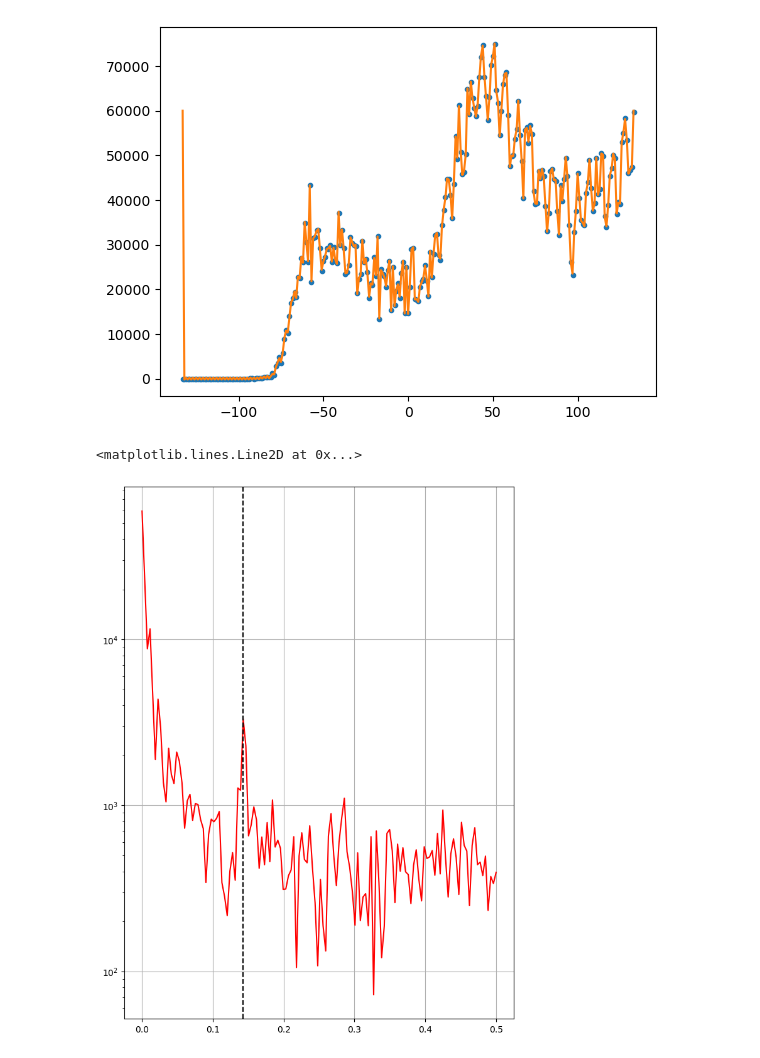
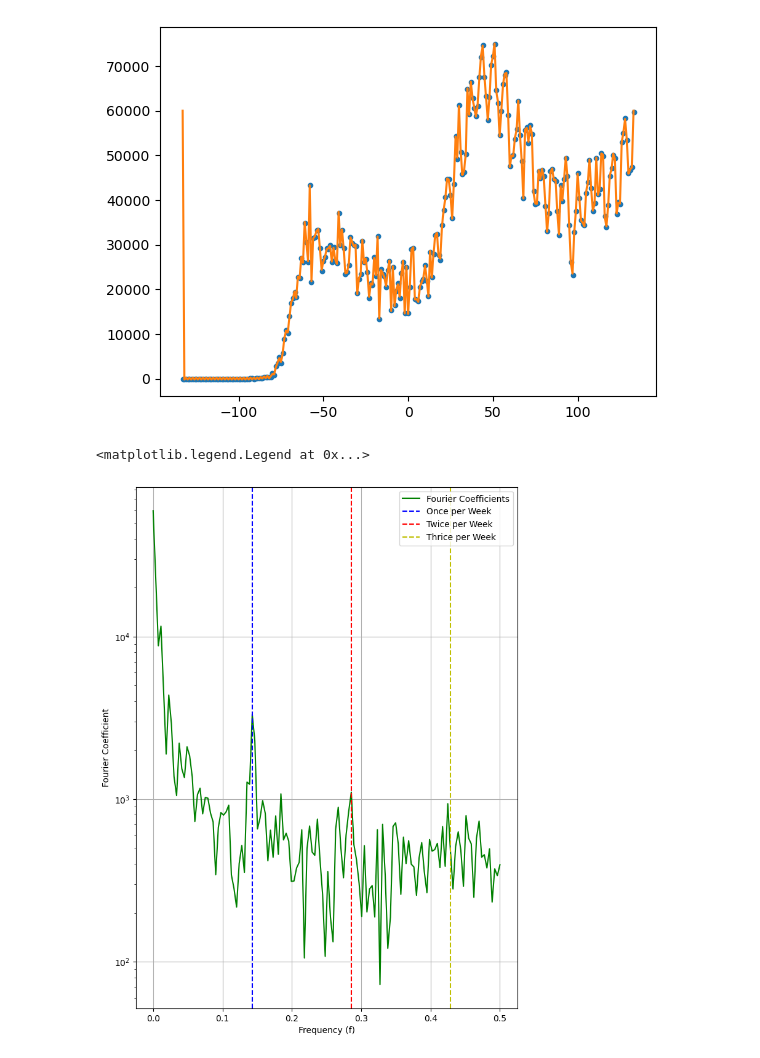
Before and after one commit to brash99/phys340, a Jupyter notebook: JupyterNotebooks/Fourier_Series/RealWorldData.ipynb, the cells around one changed output. Saved outputs shown, nothing was run; the diff lists cells and outputs as text; code cells hidden in the pictures.

```diff
--- a/JupyterNotebooks/Fourier_Series/RealWorldData.ipynb
+++ b/JupyterNotebooks/Fourier_Series/RealWorldData.ipynb
@@ -290,16 +318,23 @@ plt.plot(x2,fx_fourier)
 [figure]
 # %%
 fig2, axs2 = plt.subplots(nrows=1, ncols=1, figsize=(8,11))
-axs2.plot(fn,pn,'r-')
+axs2.plot(fn,pn,'g-', label='Fourier Coefficients')
 axs2.set_yscale('log')
+axs2.set_xlabel('Frequency (f)')
+axs2.set_ylabel('Fourier Coefficient')
 
 # turn on grid
 axs2.grid(True)
 
 once_per_week = 1.0/7.0
+twice_per_week = 2.0/7.0
+thrice_per_week = 3.0/7.0
 
 # Draw a vertical line at the once per week frequency
-axs2.axvline(x=once_per_week, color='k', linestyle='--')
+axs2.axvline(x=once_per_week, color='b', linestyle='--',label='Once per Week')
+axs2.axvline(x=twice_per_week, color='r', linestyle='--',label='Twice per Week')
+axs2.axvline(x=thrice_per_week, color='y', linestyle='--',label='Thrice per Week')
+axs2.legend()
 # %% [output]
-<matplotlib.lines.Line2D at 0x...>
+<matplotlib.legend.Legend at 0x...>
-[figure, old version]
+[figure, new version]
```
Also changed, not shown: parts of 7 cells of this notebook.
